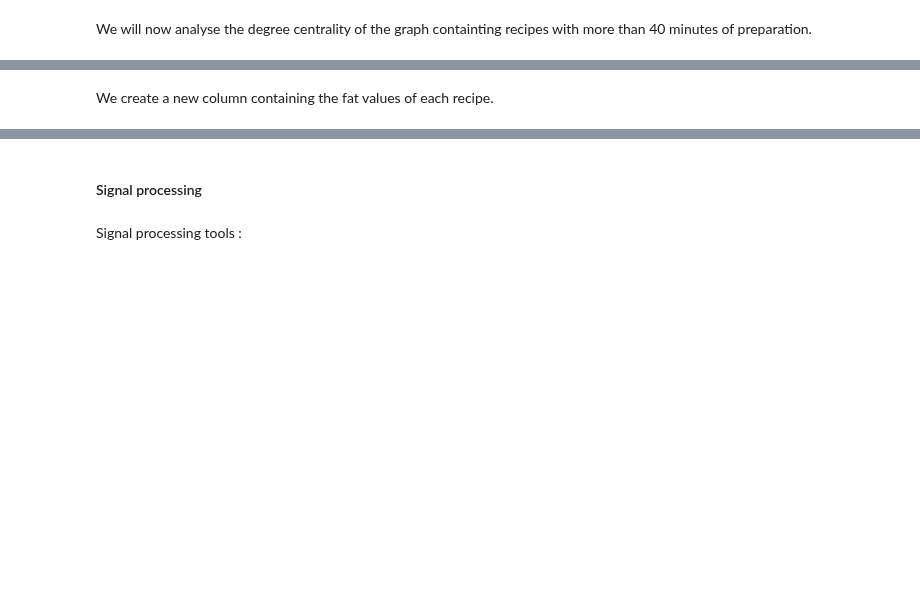
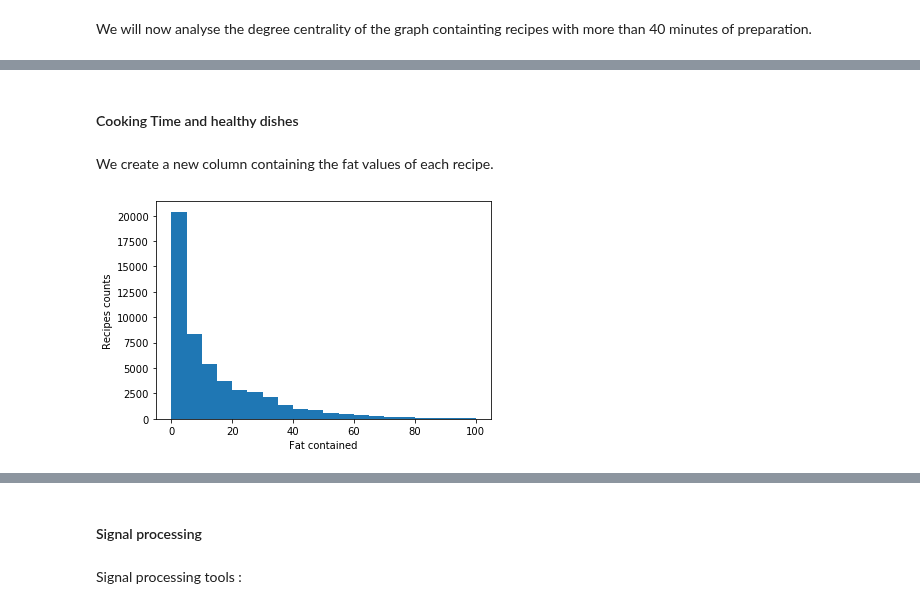
Before and after one commit to alex-mocanu/A-Network-Tour-of-DS-Homework, a Jupyter notebook: Project/cooking_time.ipynb, the cells around one changed output, grey strips where cells are left out. Saved outputs shown, nothing was run; the diff lists cells and outputs as text; code cells hidden in the pictures; blank space fills up the shorter version.

```diff
--- a/Project/cooking_time.ipynb
+++ b/Project/cooking_time.ipynb
@@ -237,5 +255,14 @@ for recipe in recipes_centrality[:10]:
+# %% [markdown]
+<h4> Cooking Time and healthy dishes </h4>
 # %% [markdown]
 We create a new column containing the fat values of each recipe.
 # %%
 recipes_df['fat'] = recipes_df.nutr_values_per100g.apply(lambda x : round(x['fat'],2))
+# %%
+recipes_df['fat'].hist(bins=20, grid = False)
+plt.xlabel('Fat contained')
+plt.ylabel('Recipes counts')
+plt.savefig('fat.png')
+# %% [output]
+[figure, added]
 # %% [markdown]
```
Also changed, not shown: parts of 18 cells of this notebook.
